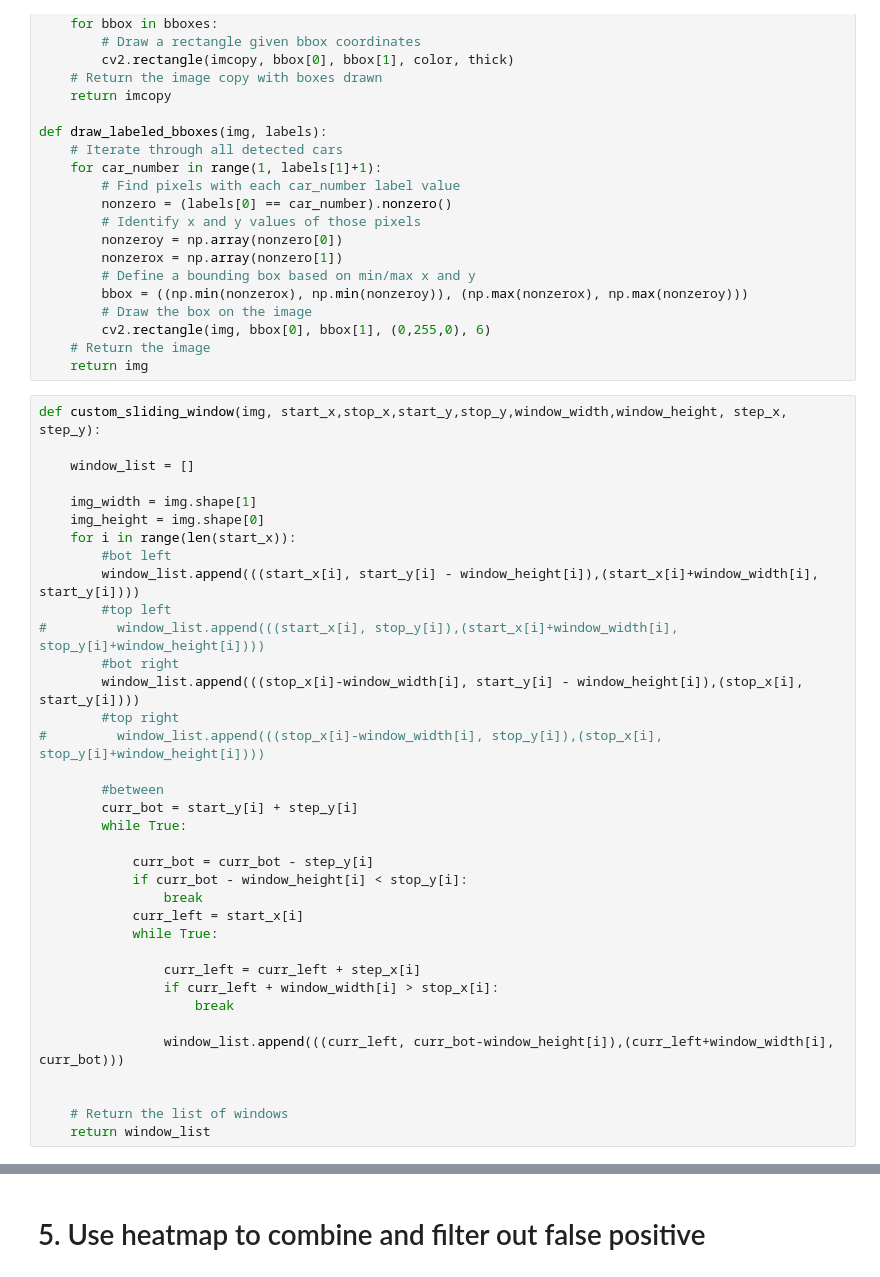
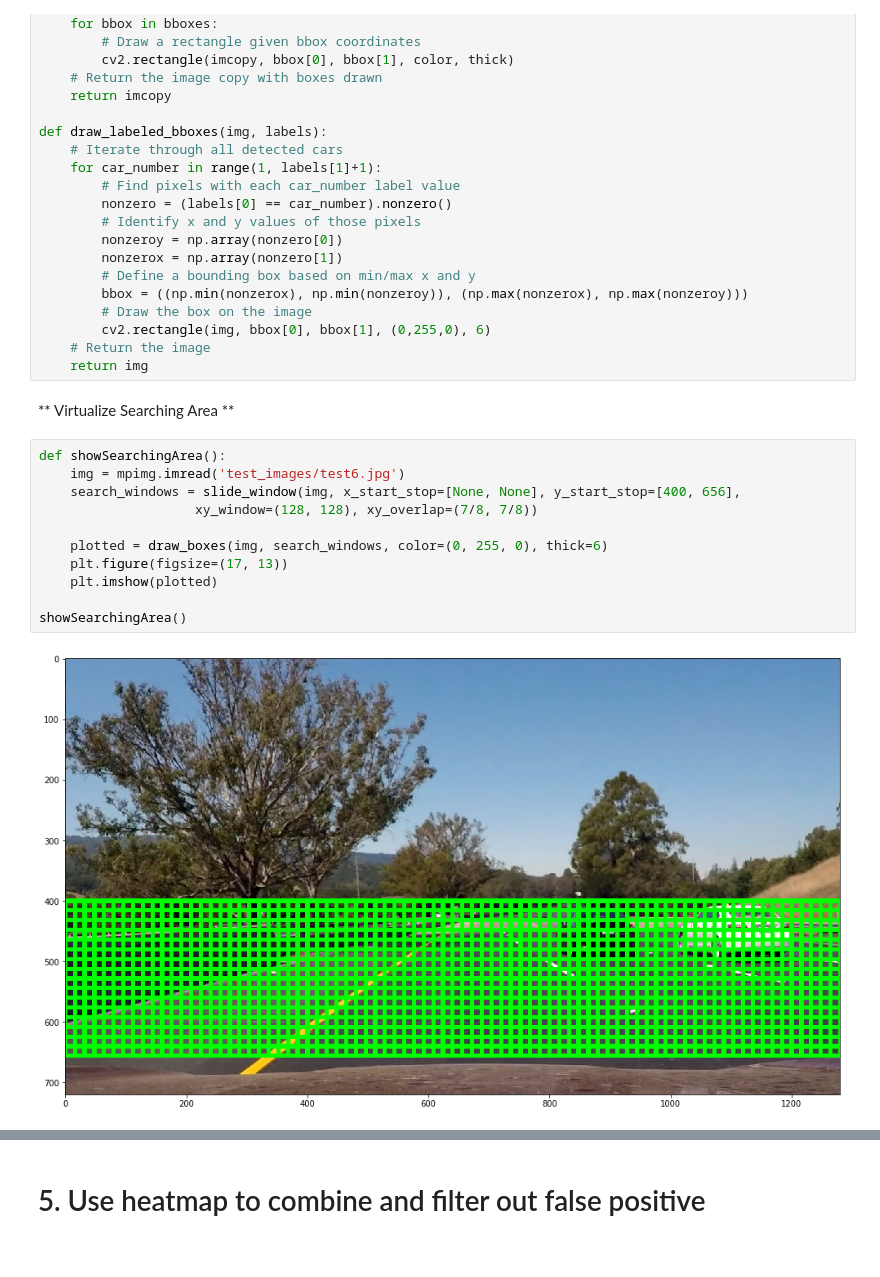
Before and after one commit to twskj/CarND-Vehicle-Detection, a Jupyter notebook: VehicleDetection.ipynb, the cells around one changed output, grey strips where cells are left out. Saved outputs shown, nothing was run; the diff lists cells and outputs as text.

```diff
--- a/VehicleDetection.ipynb
+++ b/VehicleDetection.ipynb
@@ -330,42 +384,21 @@ def draw_labeled_bboxes(img, labels):
         cv2.rectangle(img, bbox[0], bbox[1], (0,255,0), 6)
     # Return the image
     return img
-# %%
-def custom_sliding_window(img, start_x,stop_x,start_y,stop_y,window_width,window_height, step_x, step_y):
-
-    window_list = []
-
-    img_width = img.shape[1]
-    img_height = img.shape[0]
-    for i in range(len(start_x)):
-        #bot left
-        window_list.append(((start_x[i], start_y[i] - window_height[i]),(start_x[i]+window_width[i], start_y[i])))
-        #top left
-#         window_list.append(((start_x[i], stop_y[i]),(start_x[i]+window_width[i], stop_y[i]+window_height[i])))
-        #bot right
-        window_list.append(((stop_x[i]-window_width[i], start_y[i] - window_height[i]),(stop_x[i], start_y[i])))
-        #top right
-#         window_list.append(((stop_x[i]-window_width[i], stop_y[i]),(stop_x[i], stop_y[i]+window_height[i])))
-
-        #between
-        curr_bot = start_y[i] + step_y[i]
-        while True:
-
-            curr_bot = curr_bot - step_y[i]
-            if curr_bot - window_height[i] < stop_y[i]:
-                break
-            curr_left = start_x[i]
-            while True:
-
-                curr_left = curr_left + step_x[i]
-                if curr_left + window_width[i] > stop_x[i]:
-                    break
-
-                window_list.append(((curr_left, curr_bot-window_height[i]),(curr_left+window_width[i], curr_bot)))
-
-
-    # Return the list of windows
-    return window_list
+# %% [markdown]
+** Virtualize Searching Area **
+# %%
+def showSearchingArea():
+    img = mpimg.imread('test_images/test6.jpg')
+    search_windows = slide_window(img, x_start_stop=[None, None], y_start_stop=[400, 656],
+                    xy_window=(128, 128), xy_overlap=(7/8, 7/8))
+
+    plotted = draw_boxes(img, search_windows, color=(0, 255, 0), thick=6)
+    plt.figure(figsize=(17, 13))
+    plt.imshow(plotted)
+
+showSearchingArea()
+# %% [output]
+[figure, added]
 # %%
 # Define a single function that can extract features using hog sub-sampling and make predictions
 def find_cars(img, ystart, ystop, scale, svc, X_scaler, orient, pix_per_cell, cell_per_block, spatial_size, hist_bins):
```
Also changed, not shown: parts of 9 cells of this notebook, 13 other files.
